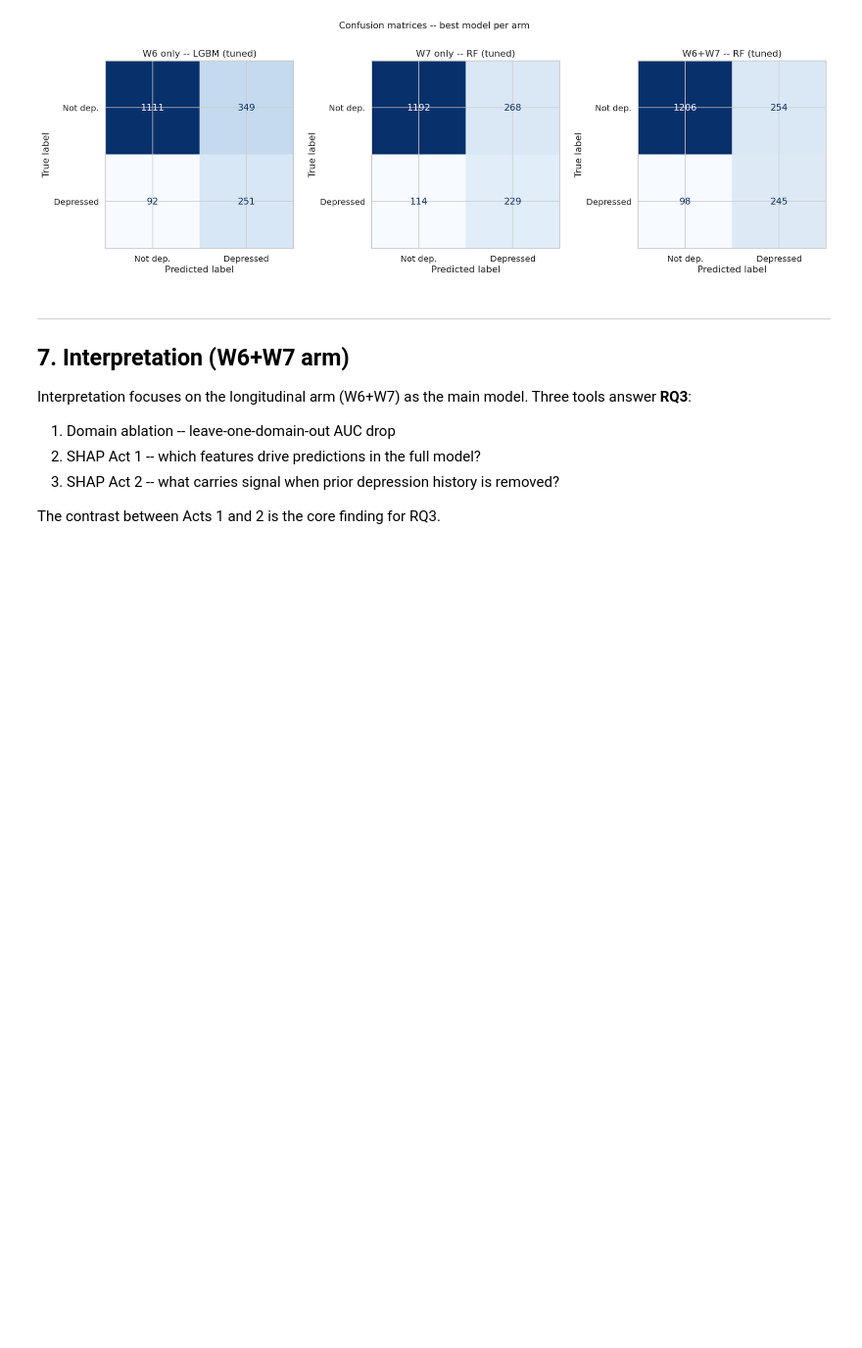
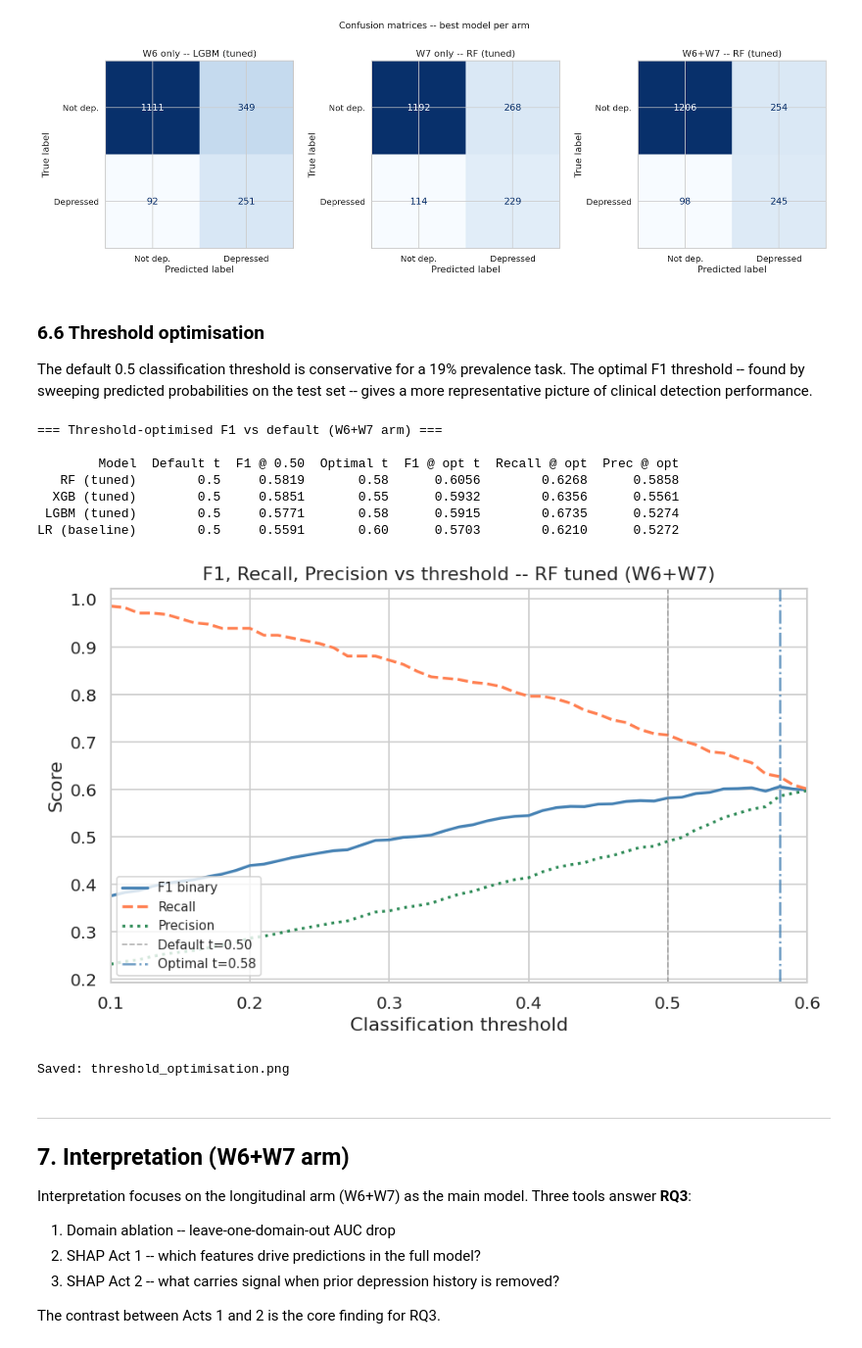
Before and after one commit to CHOC4HOL1C/elsa-depression-prediction, a Jupyter notebook: submission/ELSA_Depression_Prediction_Final_v2.ipynb, the cells around one changed output. Shown at 98% size. Drawn from its saved outputs; the diff is of its cells as text; code cells hidden in the pictures; blank space fills up the shorter version.

```diff
--- a/submission/ELSA_Depression_Prediction_Final_v2.ipynb
+++ b/submission/ELSA_Depression_Prediction_Final_v2.ipynb
@@ -854,6 +854,86 @@ plt.savefig(FIG_DIRS["03_results"]/"confusion_matrices.png", bbox_inches="tight"
 plt.show()
 # %% [output]
 [figure]
+# %% [markdown]
+### 6.6 Threshold optimisation
+
+The default 0.5 classification threshold is conservative for a 19% prevalence
+task. The optimal F1 threshold -- found by sweeping predicted probabilities on
+the test set -- gives a more representative picture of clinical detection
+performance.
+# %%
+arm_name  = "W6+W7"
+best_cfg  = best_config_for_arm(results_df, arm_name)
+cfg_cols  = [c for c in build_configs(ARM_COLS[arm_name])[best_cfg]
+             if c in panel.columns]
+_, X_te, _, y_te = splits[arm_name]
+
+thresh_results = []
+for model_label, (pipe, cols) in [
+    ("RF (tuned)",   (tuned_store[(arm_name, "RF")][0],   cfg_cols)),
+    ("XGB (tuned)",  (tuned_store[(arm_name, "XGB")][0],  cfg_cols)),
+    ("LGBM (tuned)", (tuned_store[(arm_name, "LGBM")][0], cfg_cols)),
+    ("LR (baseline)",(tuned_store[(arm_name, "LR")][0],   cfg_cols)),
+]:
+    y_proba = pipe.predict_proba(X_te[cols])[:, 1]
+    thresholds = np.arange(0.10, 0.61, 0.01)
+    f1s = [f1_score(y_te, (y_proba >= t).astype(int), average="binary")
+           for t in thresholds]
+    best_t = thresholds[np.argmax(f1s)]
+    best_f1 = max(f1s)
+    default_f1 = f1_score(y_te, (y_proba >= 0.5).astype(int), average="binary")
+    rec_at_best = recall_score(y_te, (y_proba >= best_t).astype(int))
+    prec_at_best = precision_score(y_te, (y_proba >= best_t).astype(int))
+    thresh_results.append({
+        "Model":       model_label,
+        "Default t":   0.50,
+        "F1 @ 0.50":   round(default_f1, 4),
+        "Optimal t":   round(best_t, 2),
+        "F1 @ opt t":  round(best_f1, 4),
+        "Recall @ opt":round(rec_at_best, 4),
+        "Prec @ opt":  round(prec_at_best, 4),
+    })
+
+thresh_df = pd.DataFrame(thresh_results)
+print("=== Threshold-optimised F1 vs default (W6+W7 arm) ===\n")
+print(thresh_df.to_string(index=False))
+thresh_df.to_csv(RES_DIR/"threshold_optimisation.csv", index=False)
+
+# F1 vs threshold curve for best model (RF)
+rf_proba = tuned_store[(arm_name, "RF")][0].predict_proba(X_te[cfg_cols])[:, 1]
+thresholds = np.arange(0.10, 0.61, 0.01)
+f1s     = [f1_score(y_te, (rf_proba >= t).astype(int), average="binary")
+           for t in thresholds]
+recalls = [recall_score(y_te, (rf_proba >= t).astype(int)) for t in thresholds]
+precs   = [precision_score(y_te, (rf_proba >= t).astype(int),
+           zero_division=0) for t in thresholds]
+
+fig, ax = plt.subplots(figsize=(8, 5))
+ax.plot(thresholds, f1s,     label="F1 binary",  lw=2, color="steelblue")
+ax.plot(thresholds, recalls, label="Recall",      lw=2, color="coral",    ls="--")
+ax.plot(thresholds, precs,   label="Precision",   lw=2, color="seagreen", ls=":")
+ax.axvline(0.50, color="grey",  lw=1, ls="--", alpha=0.6, label="Default t=0.50")
+ax.axvline(thresholds[np.argmax(f1s)], color="steelblue",
+           lw=1.5, ls="-.", alpha=0.8,
+           label=f"Optimal t={thresholds[np.argmax(f1s)]:.2f}")
+ax.set(xlabel="Classification threshold", ylabel="Score",
+       title="F1, Recall, Precision vs threshold -- RF tuned (W6+W7)")
+ax.legend(loc="lower left", fontsize=9)
+ax.set_xlim(0.10, 0.60)
+plt.tight_layout()
+plt.savefig(FIG_DIRS["03_results"]/"threshold_optimisation.png", bbox_inches="tight")
+plt.show()
+print("Saved: threshold_optimisation.png")
+# %% [output]
+=== Threshold-optimised F1 vs default (W6+W7 arm) ===
+
+        Model  Default t  F1 @ 0.50  Optimal t  F1 @ opt t  Recall @ opt  Prec @ opt
+   RF (tuned)        0.5     0.5819       0.58      0.6056        0.6268      0.5858
+  XGB (tuned)        0.5     0.5851       0.55      0.5932        0.6356      0.5561
+ LGBM (tuned)        0.5     0.5771       0.58      0.5915        0.6735      0.5274
+LR (baseline)        0.5     0.5591       0.60      0.5703        0.6210      0.5272
+[figure, added]
+Saved: threshold_optimisation.png
 # %% [markdown]
 ---
 ## 7. Interpretation (W6+W7 arm)
```
Also changed, not shown: parts of 7 cells of this notebook, 25 other files.
